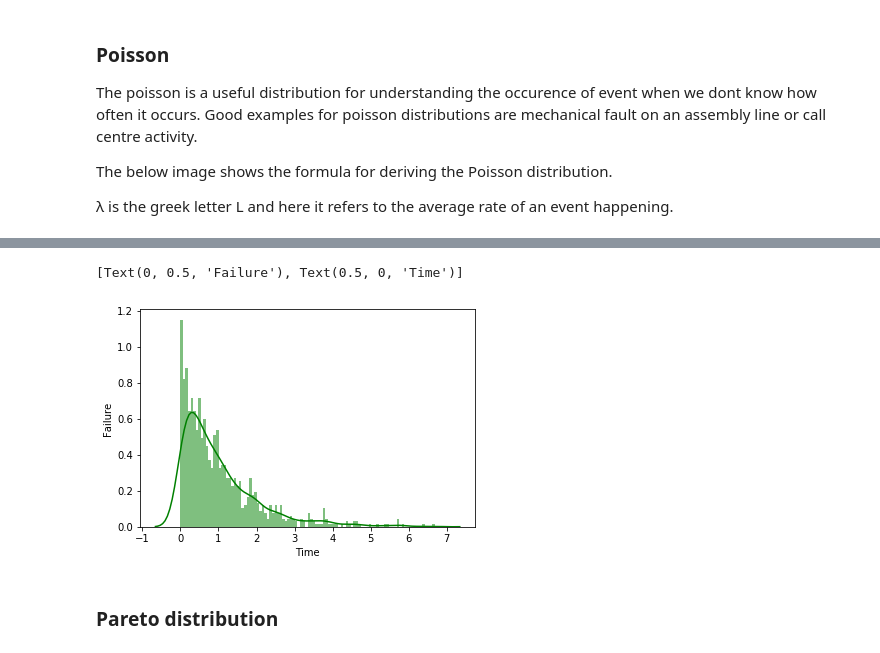
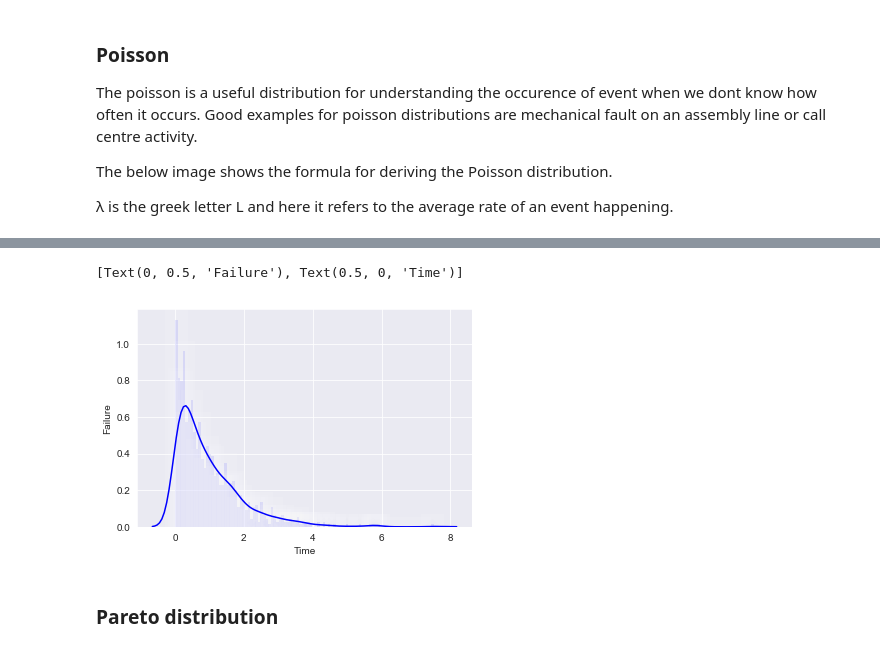
Before and after one commit to tomhealy1/Numpy-random, a Jupyter notebook: Numpy-random Notebook.ipynb, the cells around one changed output, grey strips where cells are left out. Saved outputs shown, nothing was run; the diff lists cells and outputs as text; code cells hidden in the pictures.

Commit message:
Added plots, checked for error and added to seeds section

```diff
--- a/Numpy-random Notebook.ipynb
+++ b/Numpy-random Notebook.ipynb
@@ -39,6 +39,9 @@ import numpy as np
 import matplotlib.pyplot as plt
 import scipy.stats as stats
 import seaborn as sns
+from scipy.stats import norm
+sns.set_style('darkgrid')
+#Displays the plots in line
 %matplotlib inline
 # %%
 #The np.random.rand returns random values in a given shape.
@@ -492,18 +515,18 @@ plt.show()
 # %%
 #Adapted from https://www.datacamp.com/community/tutorials/probability-distributions-python
 
 from scipy.stats import expon
 df = expon.rvs(scale=1,loc=0,size=1000)
 
 ax = sns.distplot(df,
                   kde=True,
                   bins=100,
-                  color='green',
-                  hist_kws={"linewidth": 20,'alpha':.5})
+                  color='blue',
+                  hist_kws={"linewidth": 20,'alpha':.1})
 ax.set(xlabel='Time', ylabel='Failure')
 # %% [output]
 [Text(0, 0.5, 'Failure'), Text(0.5, 0, 'Time')]
-[figure, old version]
+[figure, new version]
 # %% [markdown]
 ### Pareto distribution
 # %% [markdown]
```
Also changed, not shown: parts of 55 cells of this notebook.
